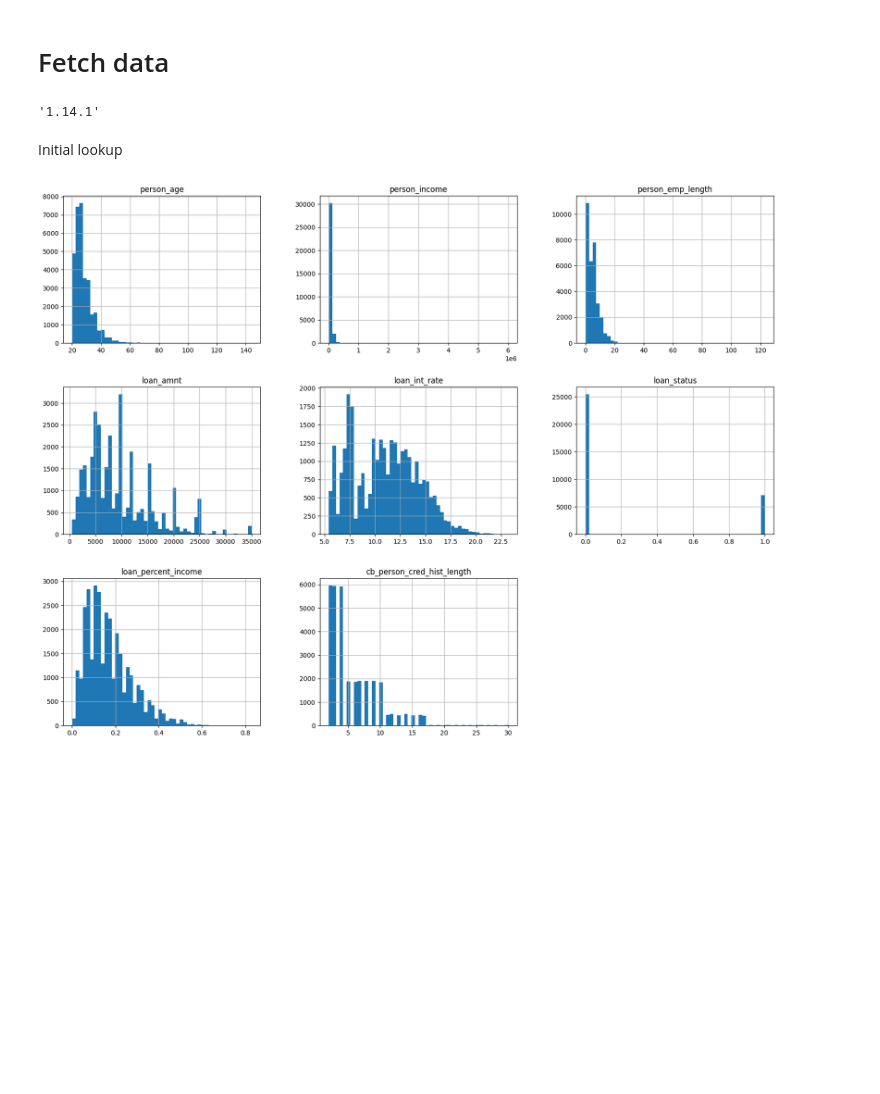
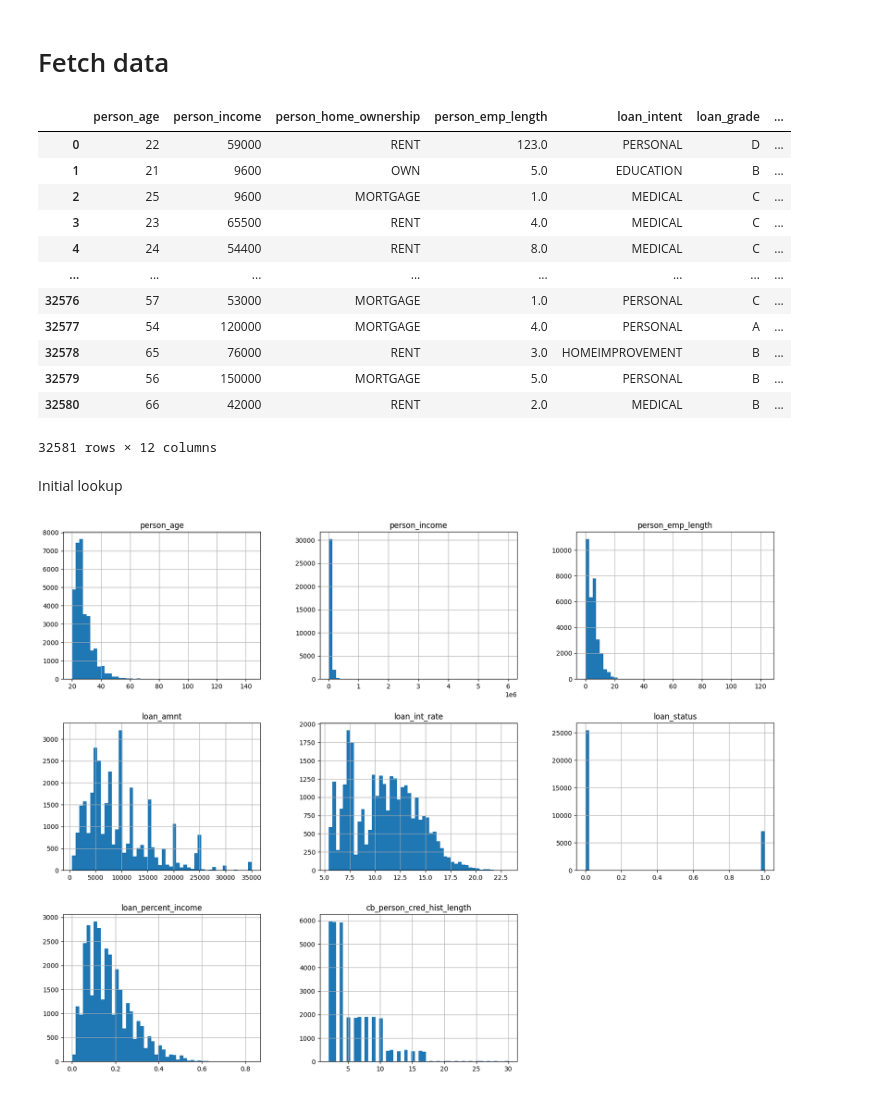
Before and after one commit to AregSPZ/thetacredit, a Jupyter notebook: training/model.ipynb, the cells around one changed output. Cells and saved outputs as stored; diff of their text form; code cells hidden in the pictures; blank space fills up the shorter version.

```diff
--- a/training/model.ipynb
+++ b/training/model.ipynb
@@ -1,29 +1,39 @@
 # %% [markdown]
 # Fetch data
 # %%
-import pandas as pd; import numpy as np; import scipy
+import pandas as pd; import numpy as np;
 credit_data = pd.read_csv('../data/credit_risk_dataset.csv')
 
 credit_data
 
 # person_age	                    Age
 # person_income                     Annual Income
 # person_home_ownership	            Home ownership
 # person_emp_length	                Employment length (in years)
 # loan_intent	                    Loan intent
 # loan_grade	                    Loan grade
 # loan_amnt	                        Loan amount
 # loan_int_rate	                    Interest rate
 # loan_status	                  Loan status (0 is non default 1 is default)
 # loan_percent_income	            Percent income
 # cb_person_default_on_file	        Historical default
 # cb_preson_cred_hist_length	    Credit history length
 
 credit_data
-matplotlib.__version__
-scipy.__version__
 # %% [output]
+|  | person_age | person_income | person_home_ownership | person_emp_length | loan_intent | loan_grade | ... |
+| 0 | 22 | 59000 | RENT | 123.0 | PERSONAL | D | ... |
+| 1 | 21 | 9600 | OWN | 5.0 | EDUCATION | B | ... |
+| 2 | 25 | 9600 | MORTGAGE | 1.0 | MEDICAL | C | ... |
+| 3 | 23 | 65500 | RENT | 4.0 | MEDICAL | C | ... |
+| 4 | 24 | 54400 | RENT | 8.0 | MEDICAL | C | ... |
+| ... | ... | ... | ... | ... | ... | ... | ... |
+| 32576 | 57 | 53000 | MORTGAGE | 1.0 | PERSONAL | C | ... |
+| 32577 | 54 | 120000 | MORTGAGE | 4.0 | PERSONAL | A | ... |
+| 32578 | 65 | 76000 | RENT | 3.0 | HOMEIMPROVEMENT | B | ... |
+| 32579 | 56 | 150000 | MORTGAGE | 5.0 | PERSONAL | B | ... |
+| 32580 | 66 | 42000 | RENT | 2.0 | MEDICAL | B | ... |
-'1.14.1'
+32581 rows × 12 columns
 # %% [markdown]
 Initial lookup
 # %%
```
